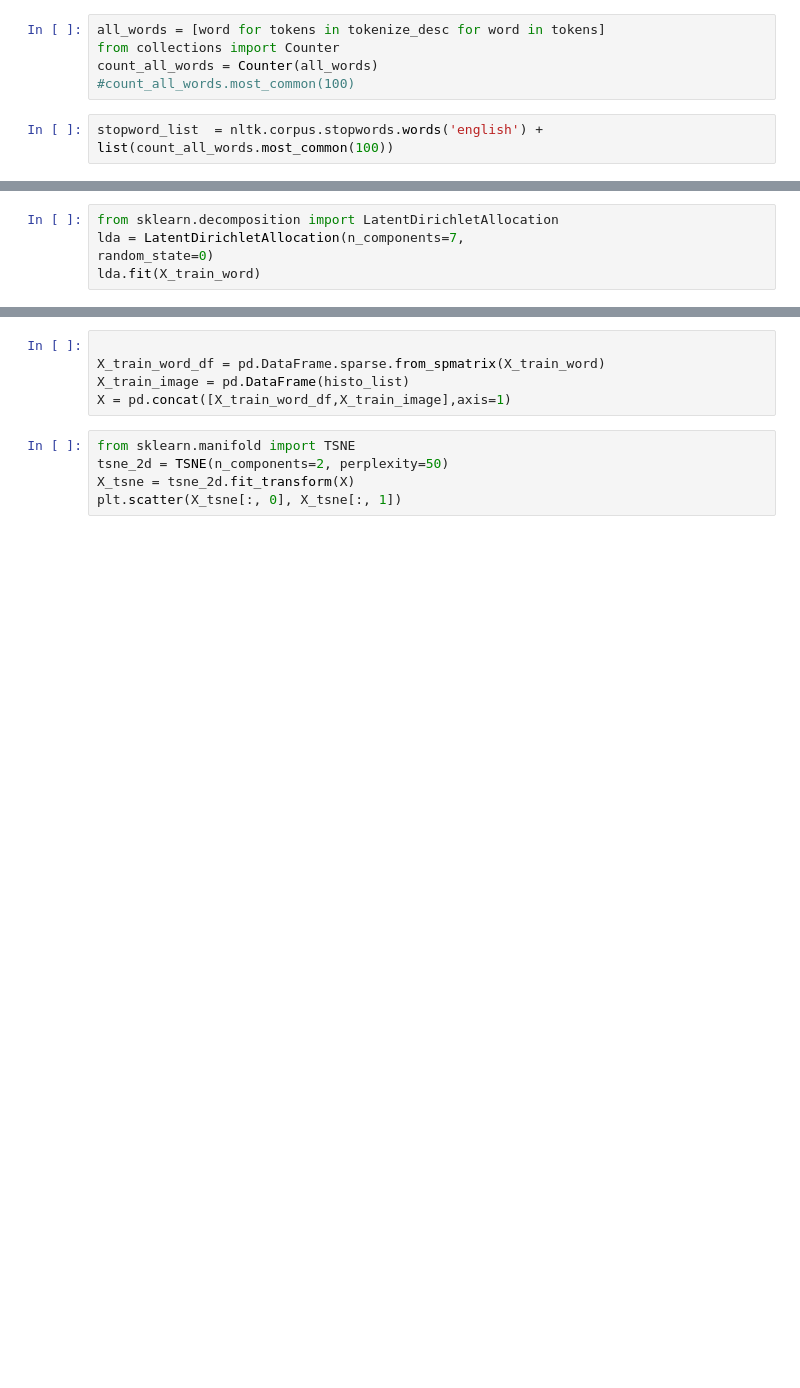
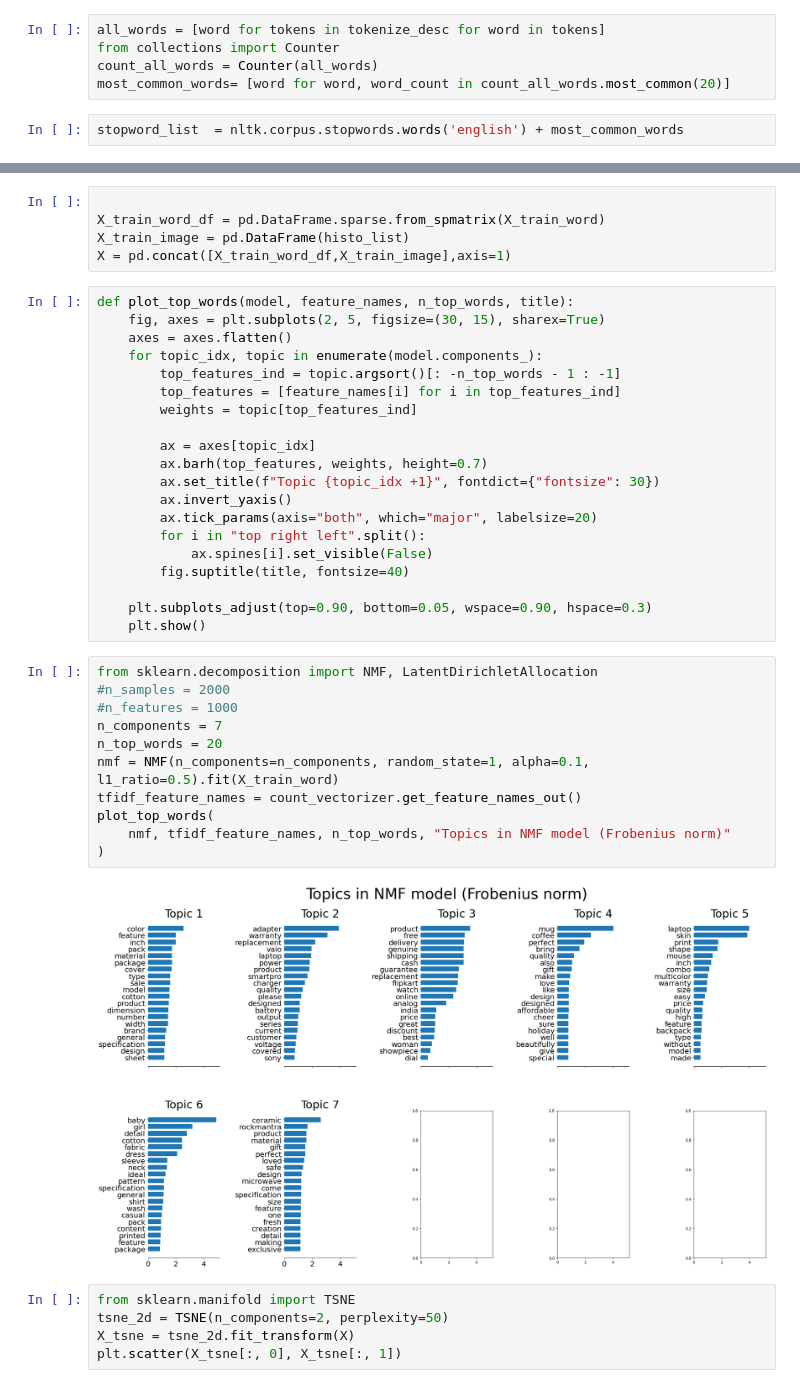
Before and after one commit to JeongJeong-code/P6_market_place, a Jupyter notebook: text_image_classification.ipynb, the cells around one changed output, grey strips where cells are left out. Cells and saved outputs as stored; diff of their text form; blank space fills up the shorter version.

```diff
--- a/text_image_classification.ipynb
+++ b/text_image_classification.ipynb
@@ -128,6 +128,6 @@ tokenize_desc = pd.Series(df1_test.description.str.lower().apply(tokenizer.token
 all_words = [word for tokens in tokenize_desc for word in tokens]
 from collections import Counter
 count_all_words = Counter(all_words)
-#count_all_words.most_common(100)
+most_common_words= [word for word, word_count in count_all_words.most_common(20)]
 # %%
-stopword_list  = nltk.corpus.stopwords.words('english') + list(count_all_words.most_common(100))
+stopword_list  = nltk.corpus.stopwords.words('english') + most_common_words
@@ -234,8 +254,3 @@ print(bow["train"][0].shape)
 (1048, 4217)
 # %%
 X_train_word =count_vectorizer.fit_transform(X_train)
-# %%
-from sklearn.decomposition import LatentDirichletAllocation
-lda = LatentDirichletAllocation(n_components=7,
-random_state=0)
-lda.fit(X_train_word)
@@ -250,6 +263,39 @@ np.shape(X_train_word)
 X_train_word_df = pd.DataFrame.sparse.from_spmatrix(X_train_word)
 X_train_image = pd.DataFrame(histo_list)
 X = pd.concat([X_train_word_df,X_train_image],axis=1)
+# %%
+def plot_top_words(model, feature_names, n_top_words, title):
+    fig, axes = plt.subplots(2, 5, figsize=(30, 15), sharex=True)
+    axes = axes.flatten()
+    for topic_idx, topic in enumerate(model.components_):
+        top_features_ind = topic.argsort()[: -n_top_words - 1 : -1]
+        top_features = [feature_names[i] for i in top_features_ind]
+        weights = topic[top_features_ind]
+
+        ax = axes[topic_idx]
+        ax.barh(top_features, weights, height=0.7)
+        ax.set_title(f"Topic {topic_idx +1}", fontdict={"fontsize": 30})
+        ax.invert_yaxis()
+        ax.tick_params(axis="both", which="major", labelsize=20)
+        for i in "top right left".split():
+            ax.spines[i].set_visible(False)
+        fig.suptitle(title, fontsize=40)
+
+    plt.subplots_adjust(top=0.90, bottom=0.05, wspace=0.90, hspace=0.3)
+    plt.show()
+# %%
+from sklearn.decomposition import NMF, LatentDirichletAllocation
+#n_samples = 2000
+#n_features = 1000
+n_components = 7
+n_top_words = 20
+nmf = NMF(n_components=n_components, random_state=1, alpha=0.1, l1_ratio=0.5).fit(X_train_word)
+tfidf_feature_names = count_vectorizer.get_feature_names_out()
+plot_top_words(
+    nmf, tfidf_feature_names, n_top_words, "Topics in NMF model (Frobenius norm)"
+)
+# %% [output]
+[figure, added]
 # %%
 from sklearn.manifold import TSNE
 tsne_2d = TSNE(n_components=2, perplexity=50)
```
Also changed, not shown: parts of 2 cells of this notebook.
